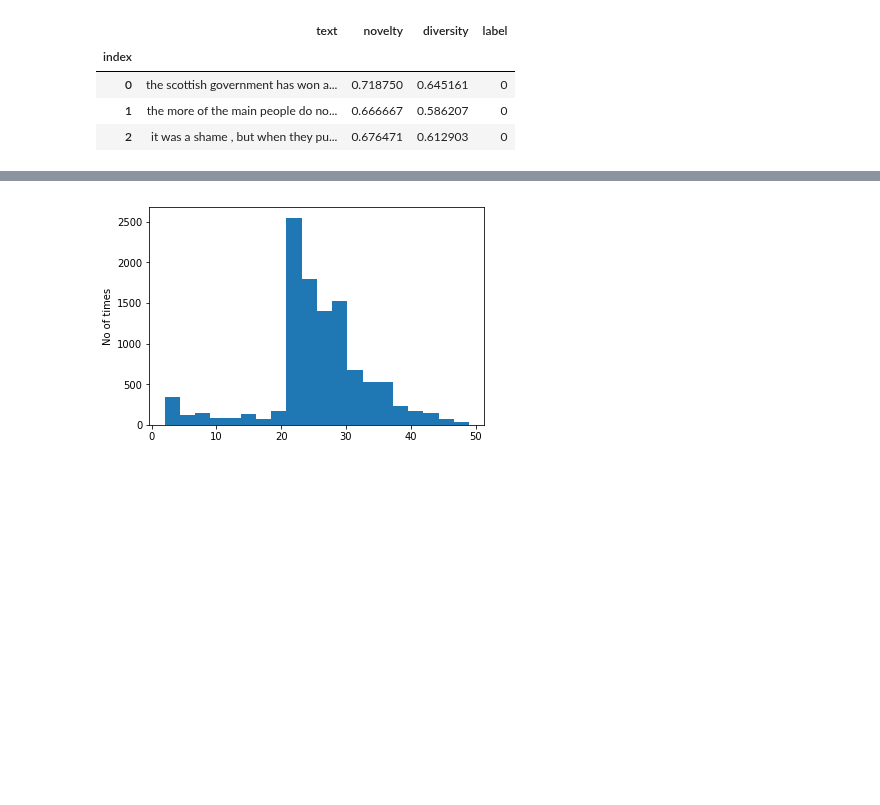
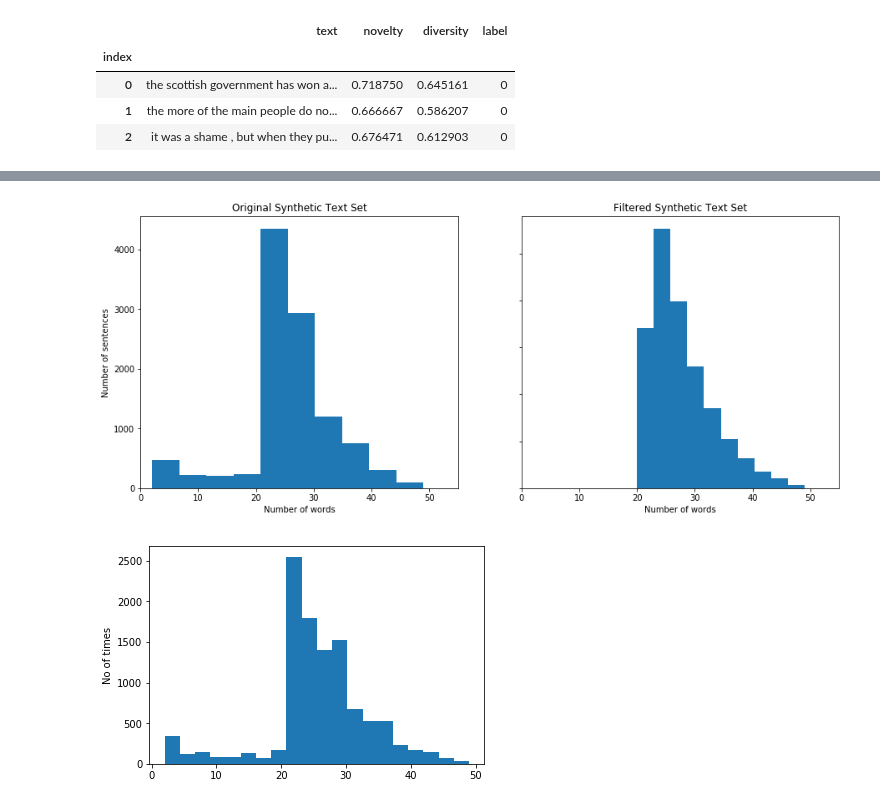
Before and after one commit to debashishc/classification-real-fake-text, a Jupyter notebook: Dataset_Analysis.ipynb, the cells around one changed output, grey strips where cells are left out. Drawn from its saved outputs; the diff is of its cells as text; code cells hidden in the pictures; blank space fills up the shorter version.

```diff
--- a/Dataset_Analysis.ipynb
+++ b/Dataset_Analysis.ipynb
@@ -82,3 +114,29 @@ min: 1, max: 19
+# %%
+f, (ax1, ax2) = plt.subplots(1, 2)
+ax1.hist(list(filter(lambda x : x >= 0, words_lens3)), bins=None )
+# ax1.set_title('Real Text Corpus')
+ax2.hist(list(filter(lambda x : x >= 20, words_lens3)), bins=None  )
+# ax2.set_title('Processed Real Text Corpus')
+ax2.set_xlim(0,55)
+ax1.set_xlim(0,55)
+# axarr[1, 0].hist(list(filter(lambda x : x >= 0, words_lens2*1)), bins=None  )
+# axarr[1, 0].set_title('Original Dev Set')
+# axarr[1, 1].hist(list(filter(lambda x : x >= 20, words_lens2*1)), bins=None  )
+# axarr[1, 1].set_title('Filtered Dev Set')
+# axarr[1, 0].hist(list(filter(lambda x : x >= 0, words_lens3*1)) , bins=None )
+ax1.set_title('Original Synthetic Text Set')
+# axarr[1, 1].hist(list(filter(lambda x : x >= 20, words_lens3*1)), bins=None  )
+ax2.set_title('Filtered Synthetic Text Set')
+for ax in (ax1, ax2):
+    ax.set(ylabel='Number of sentences', xlabel='Number of words')
+# Hide x labels and tick labels for top plots and y ticks for right plots.
+for ax in (ax1, ax2):
+    ax.label_outer()
+
+f.set_figheight(6)
+f.set_figwidth(15)
+# %% [output]
+[figure, added]
 # %%
 words = [len(x.split()) for x in real_text['text'].tolist()]
 
```
Also changed, not shown: parts of 4 cells of this notebook.
